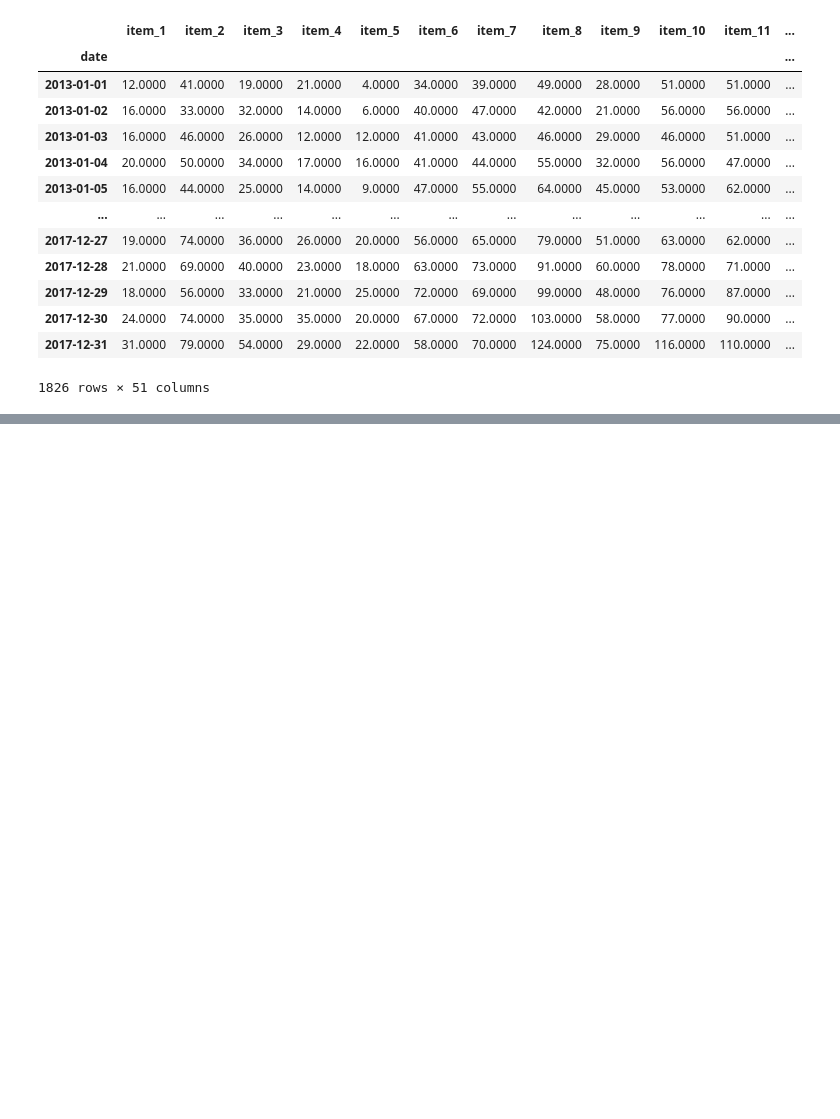
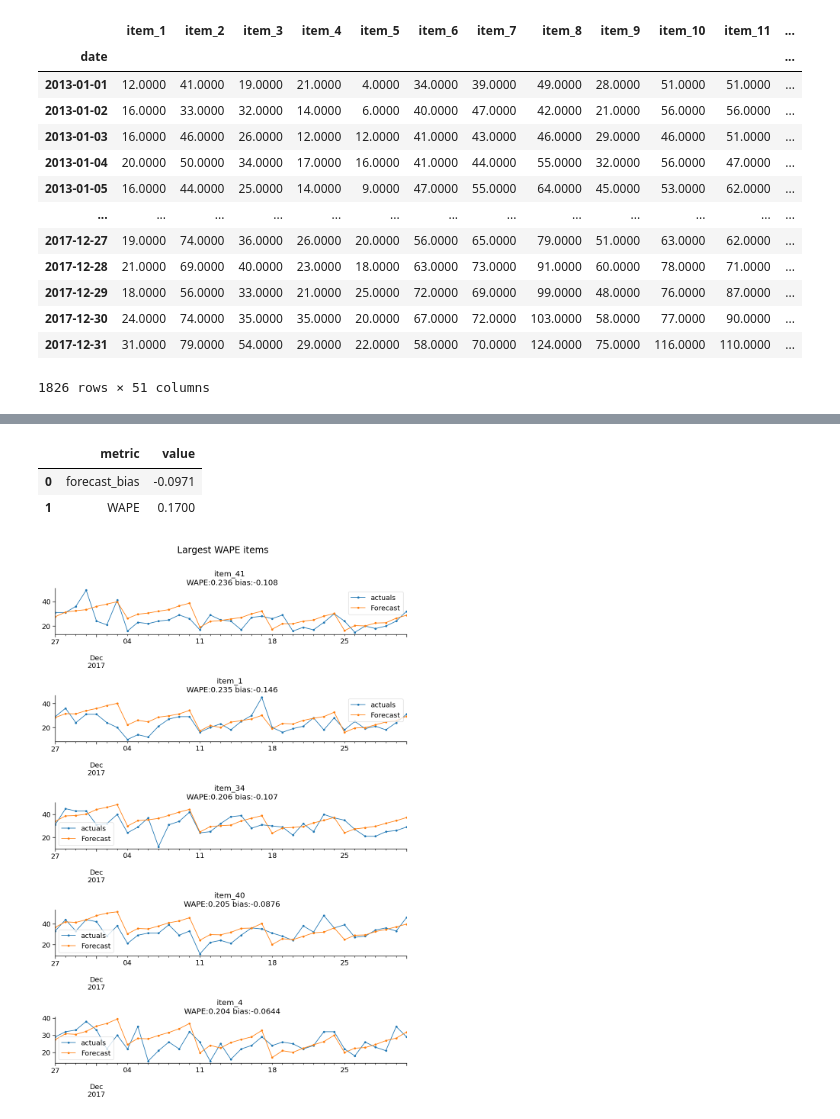
Before and after one commit to razielar/forecasting_with_ML, a Jupyter notebook: 05_error_metrics/error_metrics.ipynb, the cells around one changed output, grey strips where cells are left out. Cells and saved outputs as stored; diff of their text form; code cells hidden in the pictures; blank space fills up the shorter version.

Commit message:
error metrics exercise done

```diff
--- a/05_error_metrics/error_metrics.ipynb
+++ b/05_error_metrics/error_metrics.ipynb
@@ -146,0 +245,14 @@ data
+# %%
+# Run backtesting
+metric, predictions = backtesting_forecaster_multiseries(
+    forecaster=forecaster,
+    series=data[target_cols],
+    exog=data[exog_features],
+    initial_train_size=initial_train_size,
+    steps=steps,
+    metric=[forecast_bias, WAPE],
+    fixed_train_size=False,
+    refit=True,
+    verbose=True,
+    show_progress=True,
+)
@@ -146,0 +277,35 @@ data
+# %%
+error_metric_names = ["forecast_bias", "WAPE"]
+# Because we have a negative fb, we on average: Over Forecast
+metric[error_metric_names].mean().reset_index(name="value").rename(columns={"index": "metric"})
+# %% [output]
+|  | metric | value |
+| 0 | forecast_bias | -0.0971 |
+| 1 | WAPE | 0.1700 |
+# %%
+items_large_wape = metric.nlargest(n=5, columns=["WAPE"]).levels
+backtest_period = predictions.index
+
+n_series = len(items_large_wape)
+fig, axs = plt.subplots(nrows=n_series, figsize=[10, n_series*3])
+
+for ax, item in zip(axs, items_large_wape):
+    wape = metric[metric["levels"]==item]["WAPE"].values[0]
+    bias = metric[metric["levels"]==item]["forecast_bias"].values[0]
+    (
+        data
+        .loc[backtest_period, item]
+        .plot(ax=ax, label="actuals", marker="o", markersize=3)
+    )
+    (
+        predictions
+        .loc[:, item]
+        .plot(ax=ax, label="Forecast", marker="o", markersize=3)
+    )
+    ax.set_title(f"{item} \n WAPE:{wape:.3} bias:{bias:.3}")
+    ax.legend()
+
+fig.suptitle("Largest WAPE items \n")
+plt.tight_layout()
+# %% [output]
+[figure, added]
```
Also changed, not shown: parts of 13 cells of this notebook, 1 other file.
